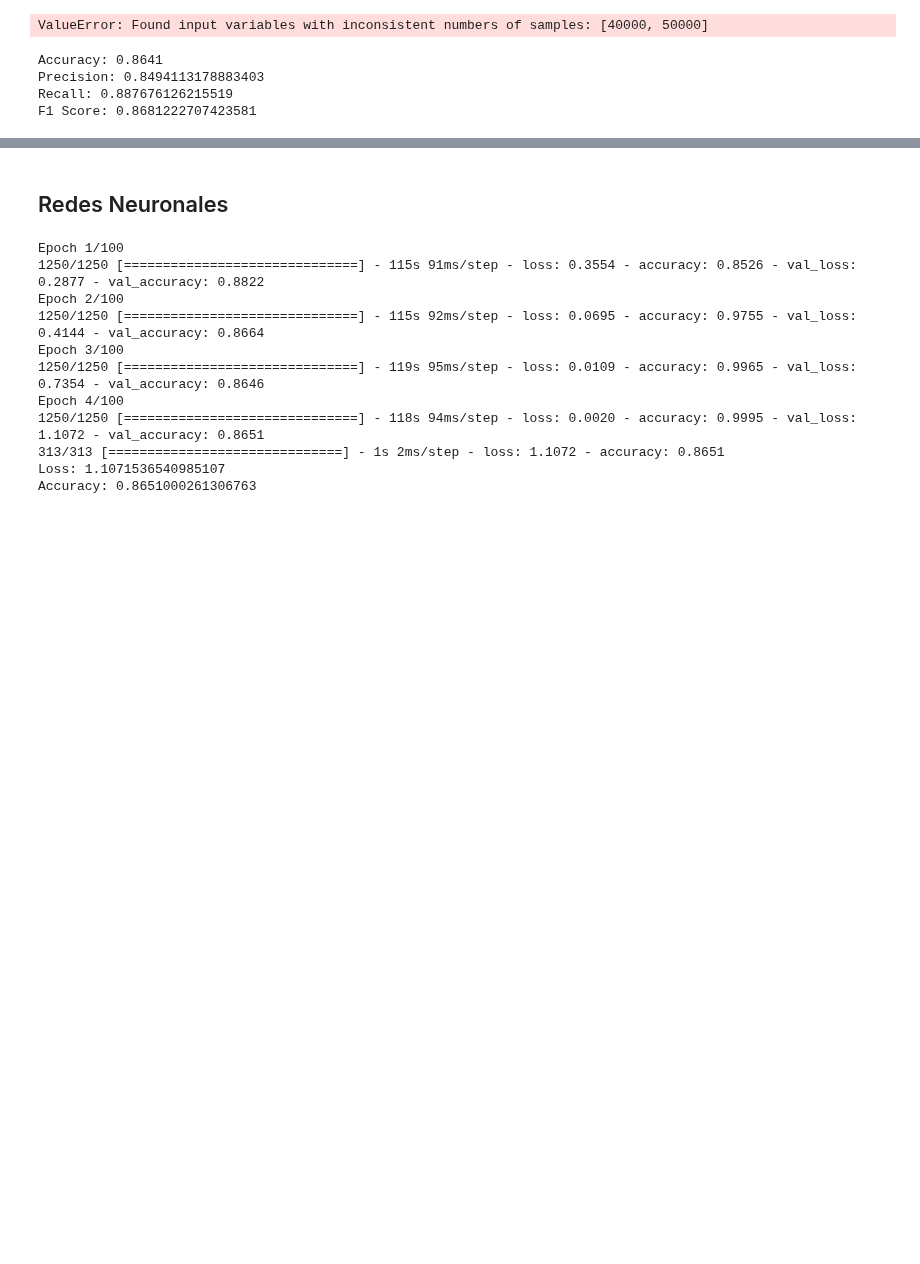
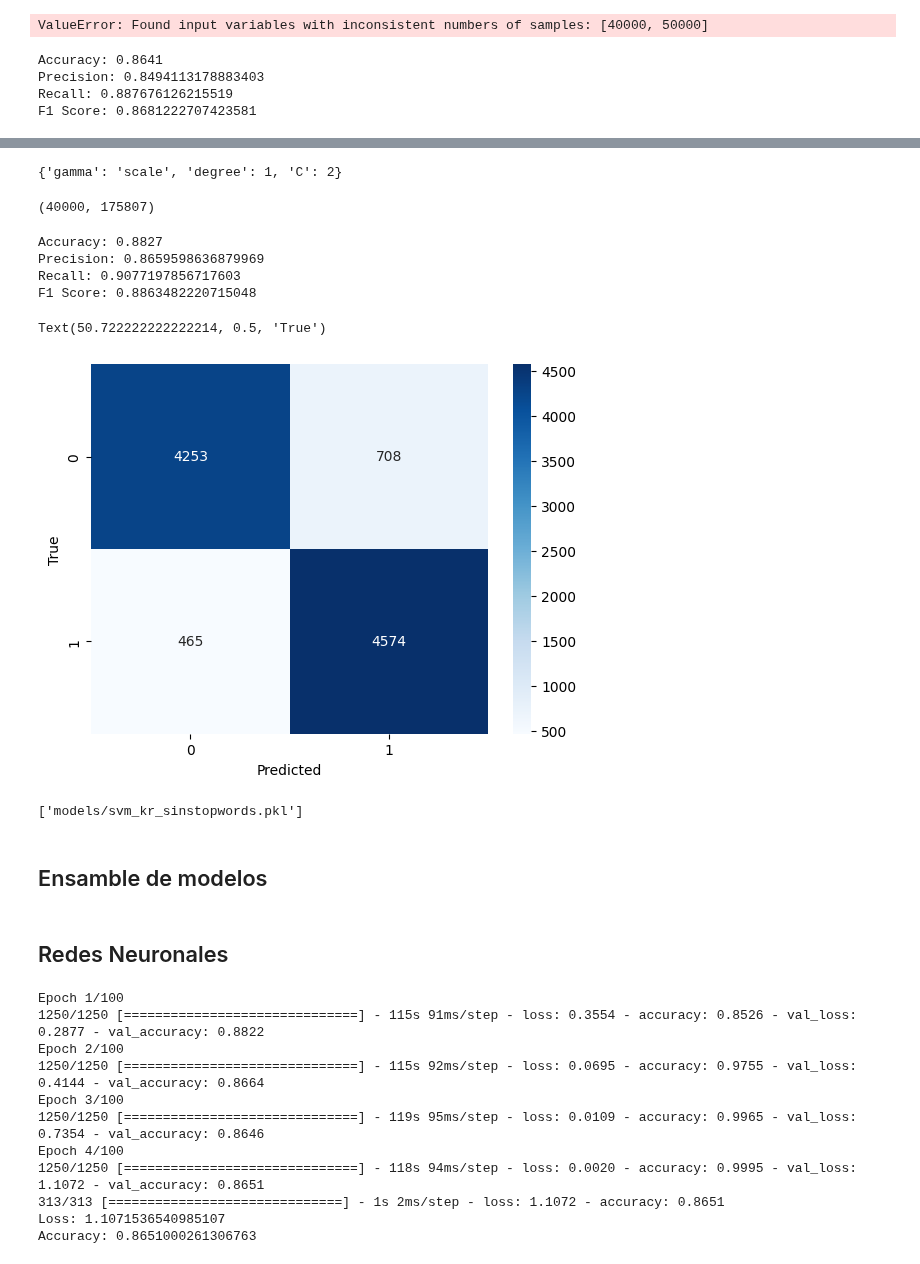
Before and after one commit to m-cabrerar/7506R-1C2023-GRUPO01, a Jupyter notebook: TP2/7506R_TP2_GRUPO01_ENTREGA.ipynb, the cells around one changed output, grey strips where cells are left out. Cells and saved outputs as stored; diff of their text form; code cells hidden in the pictures; blank space fills up the shorter version.

```diff
--- a/TP2/7506R_TP2_GRUPO01_ENTREGA.ipynb
+++ b/TP2/7506R_TP2_GRUPO01_ENTREGA.ipynb
@@ -731,0 +953,16 @@ test_ds[["ID","sentimiento"]].to_csv("submissions/svm_rbf_best.csv", index=False
+# %%
+FOLDS = 5
+kfold = StratifiedKFold(n_splits=FOLDS)
+scorer_fn = make_scorer(f1_score)
+
+hiperparametros = {
+    'C': [0.01, 0.1, 1, 2, 10],
+    'gamma': ["auto", "scale"],
+    'degree': [1, 2, 3, 4, 5],
+    'kernel': 'rbf'
+}
+
+svm_classifier = svm.SVC()
+
+rs = RandomizedSearchCV(svm_classifier, hiperparametros, scoring=scorer_fn, cv=kfold, n_jobs=-1, verbose=2, n_iter=10)
+rs.fit(X_train, y_train)
@@ -731,0 +977,36 @@ test_ds[["ID","sentimiento"]].to_csv("submissions/svm_rbf_best.csv", index=False
+# %%
+print(rs.best_params_)
+# %% [output]
+{'gamma': 'scale', 'degree': 1, 'C': 2}
+# %%
+best_params = {'gamma': 'scale', 'degree': 1, 'C': 2, 'kernel': 'rbf'}
+# %%
+svm_classifier = svm.SVC(**best_params)
+svm_classifier.fit(X_train, y_train)
+y_pred = svm_classifier.predict(X_test)
+# %%
+X_train.shape
+# %% [output]
+(40000, 175807)
+# %%
+# Metricas
+print("Accuracy:", metrics.accuracy_score(y_test, y_pred))
+print("Precision:", metrics.precision_score(y_test, y_pred))
+print("Recall:", metrics.recall_score(y_test, y_pred))
+print("F1 Score:", metrics.f1_score(y_test, y_pred))
+# %% [output]
+Accuracy: 0.8827
+Precision: 0.8659598636879969
+Recall: 0.9077197856717603
+F1 Score: 0.8863482220715048
+# %%
+#Creo matriz de confusión
+tabla=confusion_matrix(y_test,y_pred)
+
+#Grafico matriz de confusión
+sns.heatmap(tabla, cmap='Blues',annot=True,fmt='g')
+plt.xlabel('Predicted')
+plt.ylabel('True')
+# %% [output]
+Text(50.722222222222214, 0.5, 'True')
+[figure, added]
@@ -731,0 +1019,6 @@ test_ds[["ID","sentimiento"]].to_csv("submissions/svm_rbf_best.csv", index=False
+# %%
+joblib.dump(svm_classifier, f"models/svm_kr_sinstopwords.pkl")
+# %% [output]
+['models/svm_kr_sinstopwords.pkl']
+# %% [markdown]
+## Ensamble de modelos
```
Also changed, not shown: parts of 40 cells of this notebook, 2 other files.
